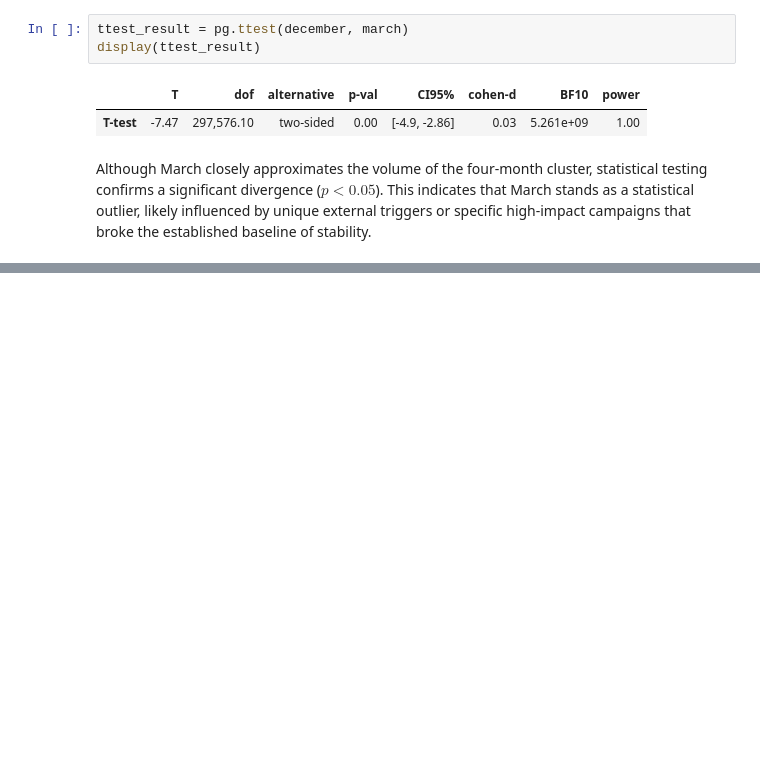
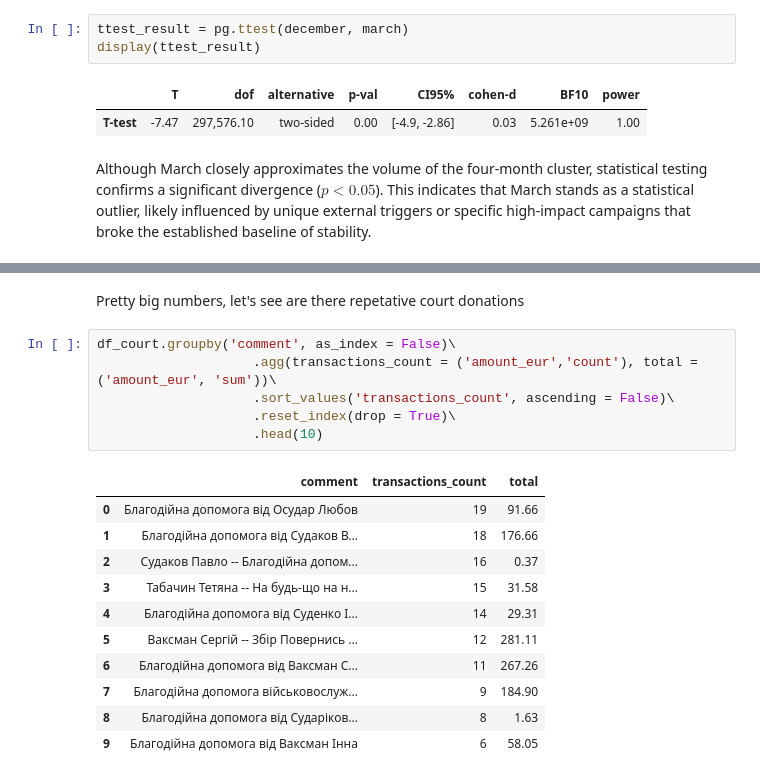
Before and after one commit to Gipnokrolik/ua-aid-intelligence-hub, a Jupyter notebook: notebooks/grassroots_funding_analisys.ipynb, the cells around one changed output, grey strips where cells are left out. Saved outputs shown, nothing was run; the diff lists cells and outputs as text; blank space fills up the shorter version.

```diff
--- a/notebooks/grassroots_funding_analisys.ipynb
+++ b/notebooks/grassroots_funding_analisys.ipynb
@@ -547,0 +587,20 @@ Although March closely approximates the volume of the four-month cluster, statis
+# %% [markdown]
+Pretty big numbers, let's see are there repetative court donations
+# %%
+df_court.groupby('comment', as_index = False)\
+                    .agg(transactions_count = ('amount_eur','count'), total = ('amount_eur', 'sum'))\
+                    .sort_values('transactions_count', ascending = False)\
+                    .reset_index(drop = True)\
+                    .head(10)
+# %% [output]
+|  | comment | transactions_count | total |
+| 0 | Благодійна допомога від Осудар Любов | 19 | 91.66 |
+| 1 | Благодійна допомога від Судаков В... | 18 | 176.66 |
+| 2 | Судаков Павло -- Благодійна допом... | 16 | 0.37 |
+| 3 | Табачин Тетяна -- На будь-що на н... | 15 | 31.58 |
+| 4 | Благодійна допомога від Суденко І... | 14 | 29.31 |
+| 5 | Ваксман Сергій -- Збір Повернись ... | 12 | 281.11 |
+| 6 | Благодійна допомога від Ваксман С... | 11 | 267.26 |
+| 7 | Благодійна допомога військовослуж... | 9 | 184.90 |
+| 8 | Благодійна допомога від Сударіков... | 8 | 1.63 |
+| 9 | Благодійна допомога від Ваксман Інна | 6 | 58.05 |
```
Also changed, not shown: parts of 14 cells of this notebook.
